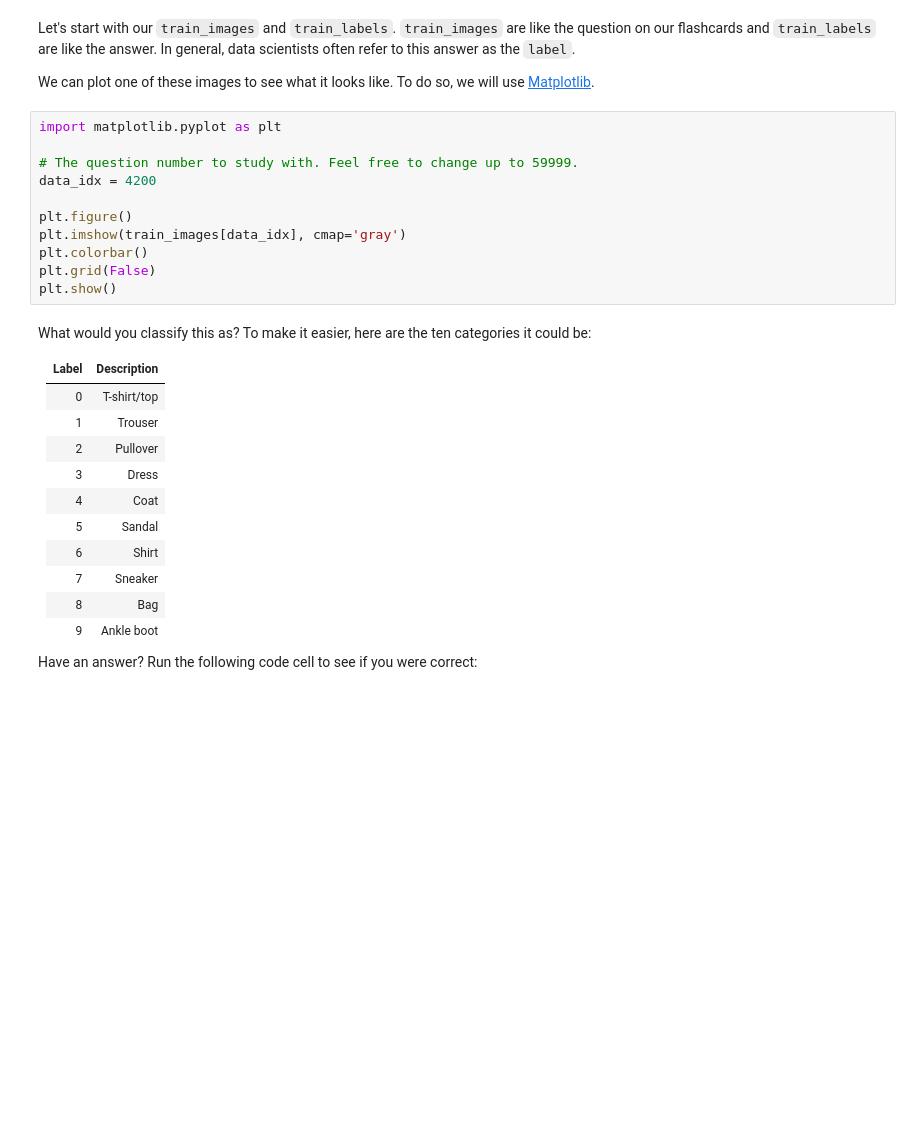
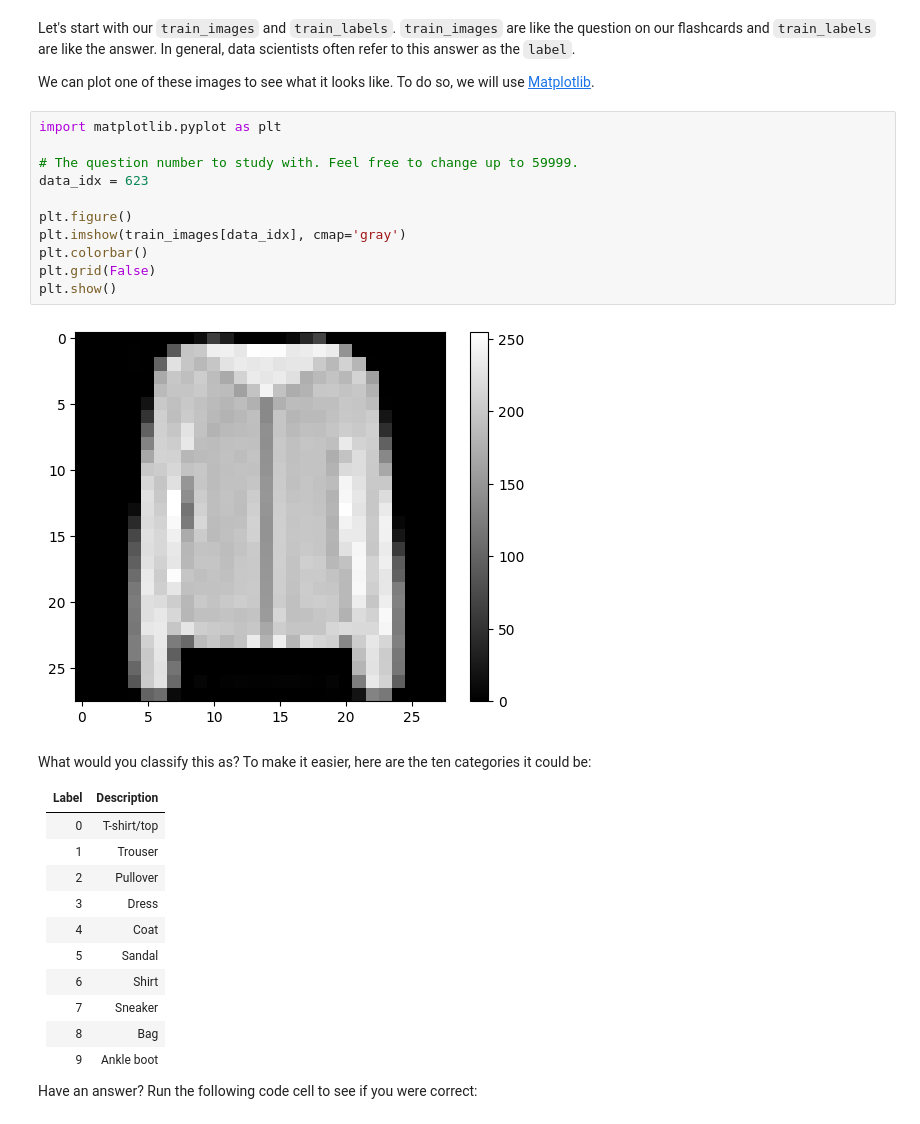
Before and after one commit to kalaidev-we/3d-portfolio, a Jupyter notebook: building-a-brain/BuildingABrain.ipynb, the cells around one changed output. Drawn from its saved outputs; the diff is of its cells as text; blank space fills up the shorter version.

```diff
--- a/building-a-brain/BuildingABrain.ipynb
+++ b/building-a-brain/BuildingABrain.ipynb
@@ -39,14 +54,16 @@ We can plot one of these images to see what it looks like. To do so, we will use
 # %%
 import matplotlib.pyplot as plt
 
 # The question number to study with. Feel free to change up to 59999.
-data_idx = 4200
+data_idx = 623
 
 plt.figure()
 plt.imshow(train_images[data_idx], cmap='gray')
 plt.colorbar()
 plt.grid(False)
 plt.show()
+# %% [output]
+[figure, added]
 # %% [markdown]
 What would you classify this as? To make it easier, here are the ten categories it could be:
 
```
Also changed, not shown: parts of 15 cells of this notebook.
